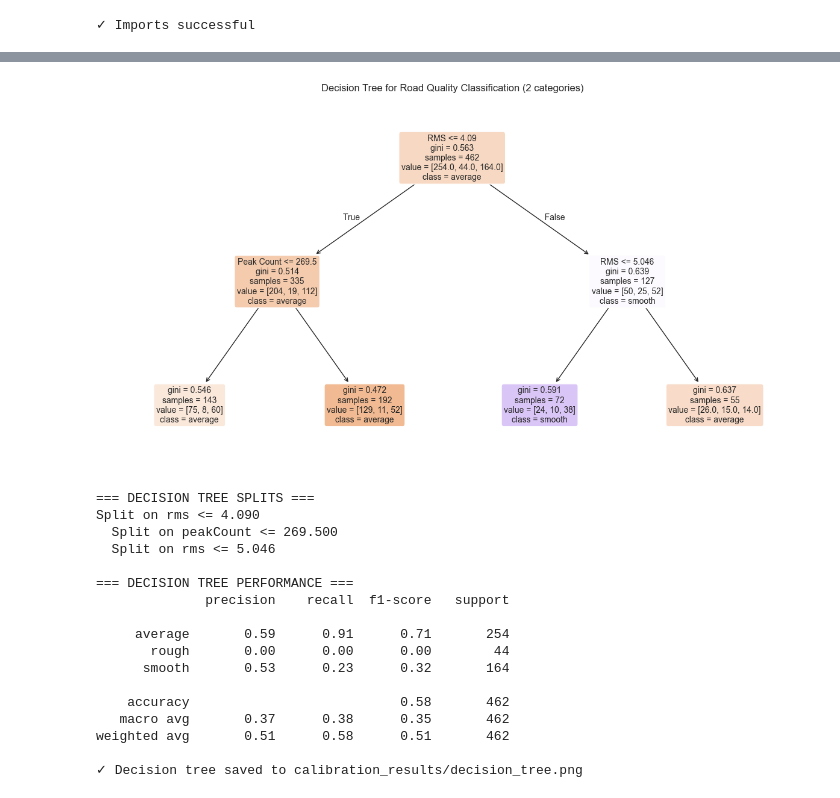
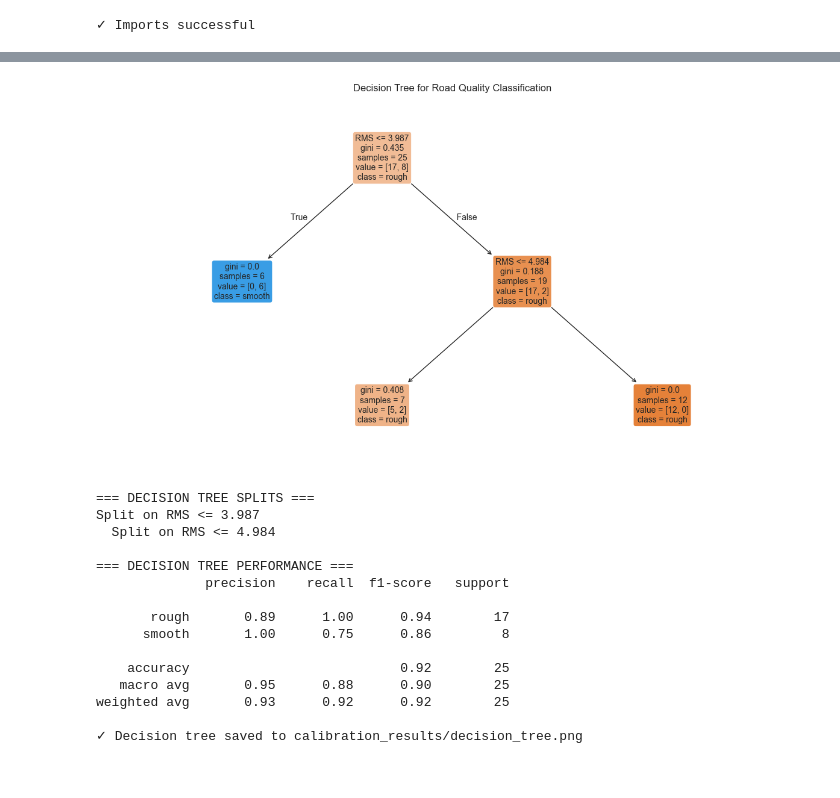
Before and after one commit to shajoshi/Apps, a Jupyter notebook: calibration_analysis.ipynb, the cells around one changed output, grey strips where cells are left out. Cells and saved outputs as stored; diff of their text form; code cells hidden in the pictures.

```diff
--- a/calibration_analysis.ipynb
+++ b/calibration_analysis.ipynb
@@ -27,7 +24,7 @@ print("✓ Imports successful")
 import os
 
 # File paths - UPDATE THIS WITH YOUR TRACK FILE
-TRACK_FILE = "track_20260202_162252.json"
+TRACK_FILE = "track_20260203_170331.json"
 OUTPUT_DIR = "calibration_results"
 
 # Current default thresholds (for comparison)
@@ -38,8 +35,7 @@ DEFAULT_THRESHOLDS = {
     'symmetricBumpThreshold': 2.0,
     'potholeDipThreshold': -2.5,
     'bumpSpikeThreshold': 2.5,
-    'peakCountSmoothMax': 5,
-    'peakCountAverageMax': 15,
+    'peakRatioSmoothMax': 0.10,  # Changed from peakCountSmoothMax: 5
     'movingAverageWindow': 5
 }
 
@@ -89,10 +55,17 @@ def load_track_data(filepath):
     with open(filepath, 'r') as f:
         data = json.load(f)
 
-    # Detect where points live
+    # Detect where points live and extract metadata
     points = []
+    gravity_vector = None
     if isinstance(data, dict):
         if "gpslogger2path" in data and isinstance(data.get("gpslogger2path"), dict):
+            metadata = data["gpslogger2path"].get("meta", {})
+            calibration = metadata.get("recordingSettings", {}).get("calibration", {})
+            base_gravity_dict = calibration.get("baseGravityVector")
+            if base_gravity_dict:
+                gravity_vector = [base_gravity_dict.get('x'), base_gravity_dict.get('y'), base_gravity_dict.get('z')]
+                print(f"✓ Loaded gravity vector: [{gravity_vector[0]:.3f}, {gravity_vector[1]:.3f}, {gravity_vector[2]:.3f}]")
             points = data["gpslogger2path"].get("data", [])
         elif "points" in data:
             points = data.get("points", [])
@@ -113,7 +86,7 @@ def load_track_data(filepath):
                 'timestamp': gps.get('ts'),
                 'speed': gps.get('speed'),
                 'rms': accel.get('rms'),
-                'peakCount': accel.get('peakCount'),
+                'peakRatio': accel.get('peakRatio'),  # Changed from peakCount
                 'stdDev': accel.get('stdDev'),
                 'vertMean': accel.get('vertMean'),
                 'magMax': accel.get('magMax'),
@@ -124,12 +97,15 @@ def load_track_data(filepath):
                 'manualFeatureLabel': manual_feature,
                 'detectedQuality': accel.get('roadQuality'),
                 'detectedFeature': accel.get('featureDetected'),
-                'rawData': accel.get('raw', [])
+                'rawData': accel.get('raw', []),
+                'baseGravityVector': gravity_vector  # Add gravity vector to each sample
             }
             samples.append(sample)
 
     df = pd.DataFrame(samples)
     print(f"✓ Loaded {len(df)} samples with manual labels")
+    if gravity_vector is None:
+        print("⚠ Warning: No gravity vector found in metadata")
     return df
 
 # Load data
@@ -322,9 +280,18 @@ peakCountSmoothMax           |   375.000 | Default: 5
 # Cell 8: Method 2 - Decision Tree Optimization
 def optimize_with_decision_tree(df_quality):
     """Use decision tree to find optimal split points."""
+    # Check if peakRatio data exists
+    has_peak_ratio = df_quality['peakRatio'].notna().sum() > 0
+
     # Prepare data
-    X = df_quality[['rms', 'peakCount']].values
-    y = df_quality['manualLabel'].values
+    if has_peak_ratio:
+        X = df_quality[['rms', 'peakRatio']].dropna().values
+        y = df_quality.loc[df_quality[['rms', 'peakRatio']].notna().all(axis=1), 'manualLabel'].values
+        feature_names = ['RMS', 'Peak Ratio']
+    else:
+        X = df_quality[['rms']].dropna().values
+        y = df_quality.loc[df_quality['rms'].notna(), 'manualLabel'].values
+        feature_names = ['RMS']
 
     # Train shallow decision tree
     dt = DecisionTreeClassifier(max_depth=2, random_state=42)
@@ -332,53 +299,50 @@ def optimize_with_decision_tree(df_quality):
 
     # Visualize tree
     plt.figure(figsize=(15, 8))
-    plot_tree(dt, feature_names=['RMS', 'Peak Count'],
+    plot_tree(dt, feature_names=feature_names,
               class_names=dt.classes_, filled=True, rounded=True, fontsize=10)
-    plt.title('Decision Tree for Road Quality Classification (2 categories)')
+    plt.title('Decision Tree for Road Quality Classification')
     plt.savefig(f'{OUTPUT_DIR}/decision_tree.png', dpi=150, bbox_inches='tight')
     plt.show()
 
     # Extract thresholds from tree structure
     tree = dt.tree_
-    feature_names = ['rms', 'peakCount']
 
     def extract_thresholds(node=0, depth=0):
         if tree.feature[node] != -2:  # Not a leaf
             feature = feature_names[tree.feature[node]]
             threshold = tree.threshold[node]
             print(f"{'  ' * depth}Split on {feature} <= {threshold:.3f}")
             extract_thresholds(tree.children_left[node], depth + 1)
             extract_thresholds(tree.children_right[node], depth + 1)
 
     print("\n=== DECISION TREE SPLITS ===")
     extract_thresholds()
 
     # Evaluate
     y_pred = dt.predict(X)
     print("\n=== DECISION TREE PERFORMANCE ===")
     print(classification_report(y, y_pred))
 
     return dt
 
 dt_model = optimize_with_decision_tree(df_quality)
 print(f"✓ Decision tree saved to {OUTPUT_DIR}/decision_tree.png")
 # %% [output]
-[figure, old version]
+[figure, new version]
 === DECISION TREE SPLITS ===
-Split on rms <= 4.090
-  Split on peakCount <= 269.500
-  Split on rms <= 5.046
+Split on RMS <= 3.987
+  Split on RMS <= 4.984
 
 === DECISION TREE PERFORMANCE ===
               precision    recall  f1-score   support
 
-     average       0.59      0.91      0.71       254
-       rough       0.00      0.00      0.00        44
-      smooth       0.53      0.23      0.32       164
+       rough       0.89      1.00      0.94        17
+      smooth       1.00      0.75      0.86         8
 
-    accuracy                           0.58       462
-   macro avg       0.37      0.38      0.35       462
-weighted avg       0.51      0.58      0.51       462
+    accuracy                           0.92        25
+   macro avg       0.95      0.88      0.90        25
+weighted avg       0.93      0.92      0.92        25
 
 ✓ Decision tree saved to calibration_results/decision_tree.png
 # %%
```
Also changed, not shown: parts of 18 cells of this notebook.
